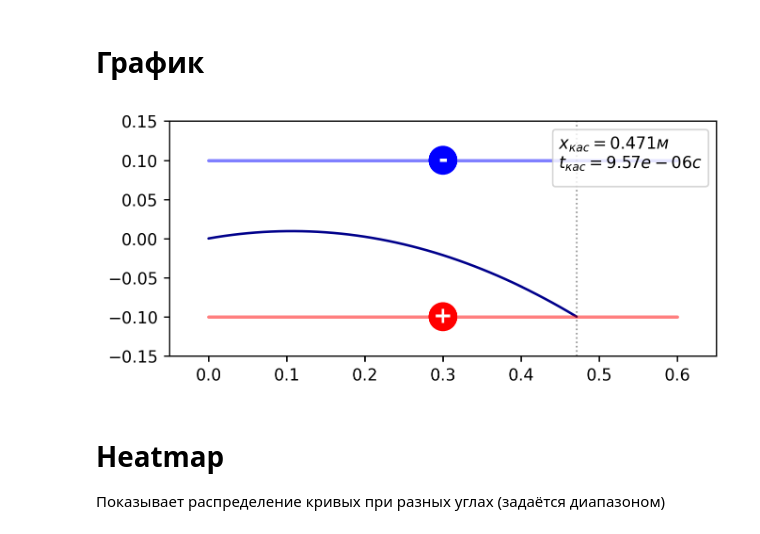
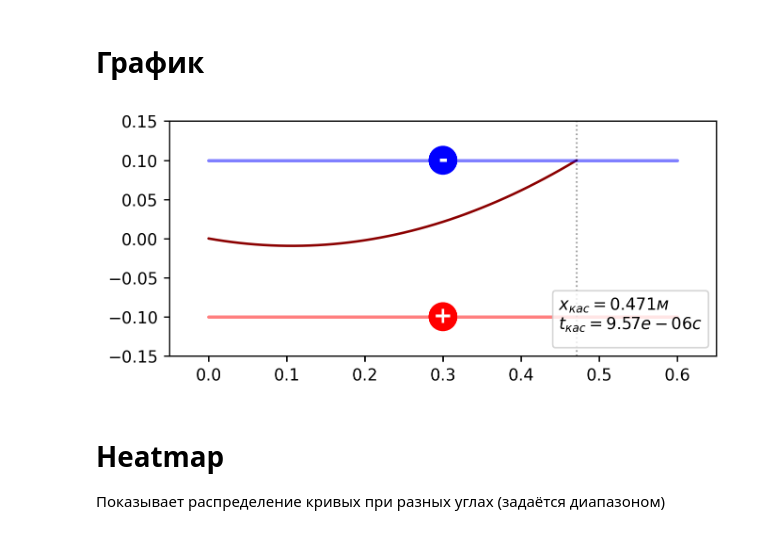
Before and after one commit to sqeezelemon/itmo-physics, a Jupyter notebook: modeling2/3.ipynb, the cells around one changed output. Cells and saved outputs as stored; diff of their text form; code cells hidden in the pictures.

```diff
--- a/modeling2/3.ipynb
+++ b/modeling2/3.ipynb
@@ -37,7 +37,7 @@ $t_{кас} = \frac{x}{v_{0x}} \to x_{кас} = v_{0x}t_{кас}$
 #m  = 2e-27
 m = 2e-27
 # Заряд частицы [кл]
-q  = -1.6e-19
+q  = 1.6e-19
 # Начальная скорость частицы [м/с]
 v0 = 50000
 # Расстояние между пластинами [м]
@@ -49,16 +49,18 @@ top_plate = -1
 # Длина конденсатора [м] (-1 - бесконечность)
 x_lim = 0.6
 # Угол, под которым заряд влетает
-angle0 = 10
+angle0 = -10
 # %%
+# ФОРМУЛЫ
 g = 9.8
 v0x = np.cos(np.deg2rad(angle0))*v0
-v0y = np.sin(np.deg2rad(angle0))*v0*(-top_plate)
+v0y = np.sin(np.deg2rad(angle0))*v0
 
-# 1 - стремится вниз, -1 - стремится вверх
-down_factor = 1 if (q*top_plate >= 0) else -1
+# 1 - вверх, -1 - вниз
+direction = -1 if (np.sign(q) == np.sign(top_plate)) else 1
 
-a = (q*V)/(m*D) + g*down_factor
+# По оси y
+a = direction*(abs(q)*V)/(m*D) - g
 
 def y_t(t: float) -> float:
     global a, v0y
@@ -68,8 +70,8 @@ def y_x(x: float) -> float:
     global v0x, y_t
     return y_t(x/v0x)
 
-discr = np.sqrt(np.abs(v0y**2 + a*D*(-down_factor)) )
-t_kaboom = max((-v0y - discr)/(a), (-v0y + discr)/(a))
+discr = np.sqrt(v0y**2 + a*D*direction)
+t_kaboom = max((-v0y+discr)/(a), (-v0y-discr)/(a))
 x_kaboom = t_kaboom*v0x
 
 if (x_lim < 0):
@@ -102,7 +104,7 @@ x_coords = [0]
 while x_coords[-1] <= min(x_kaboom, x_lim):
     x_coords.append(x_coords[-1] + step)
 x_coords[-1] = min(x_kaboom, x_lim)
-y_coords = [-top_plate*y_x(x) for x in x_coords]
+y_coords = [y_x(x) for x in x_coords]
 line_color = "darkred" if q > 0 else "darkblue"
 plt.plot(x_coords, y_coords, color=line_color, solid_capstyle='round')
 
@@ -113,34 +115,34 @@ plt.plot([0, x_lim], [top_plate*D/2, top_plate*D/2], color="r", alpha=0.5, linew
 plt.gca().add_patch(
     plt.Circle((x_lim/2, top_plate*D/2), radius=cond_circ_rad, color="r")
 )
 plt.text(x=(x_lim/2), y=top_plate*D/2, s="+", color="w", va="center", ha="center", weight="bold", fontsize=14)
 # Negative
 plt.plot([0, x_lim], [-top_plate*D/2, -top_plate*D/2], color="b", alpha=0.5, linewidth=2, solid_capstyle='round')
 plt.gca().add_patch(
     plt.Circle((x_lim/2, -top_plate*D/2), radius=cond_circ_rad, color="b")
 )
 plt.text(x=(x_lim/2), y=-top_plate*D/2, s="-", color="w", va="center", ha="center", weight="bold", fontsize=14)
 
 # Final touches
 plt_title = ""
 if (x_lim >= x_kaboom):
     plt_title = (
         r"$x_{кас}=" + f"{x_kaboom:.3g}м$\n" +
         r"$t_{кас}=" + f"{t_kaboom:.3g}c$"
     )
 else:
     plt_title = "Заряд не падает!"
 
 plt.plot([x_kaboom]*2,plt.ylim(), linestyle=":", linewidth=1, alpha=0.4, color="k")
 plt.legend(
     title = plt_title,
     loc= "upper right" if y_coords[-1] < 0 else "lower right"
 )
 plt.gca().set_aspect(1)
 ipyd.clear_output(wait=False)
 plt.show()
 # %% [output]
-[figure, old version]
+[figure, new version]
 # %% [markdown]
 # Heatmap
 Показывает распределение кривых при разных углах (задаётся диапазоном)
```
